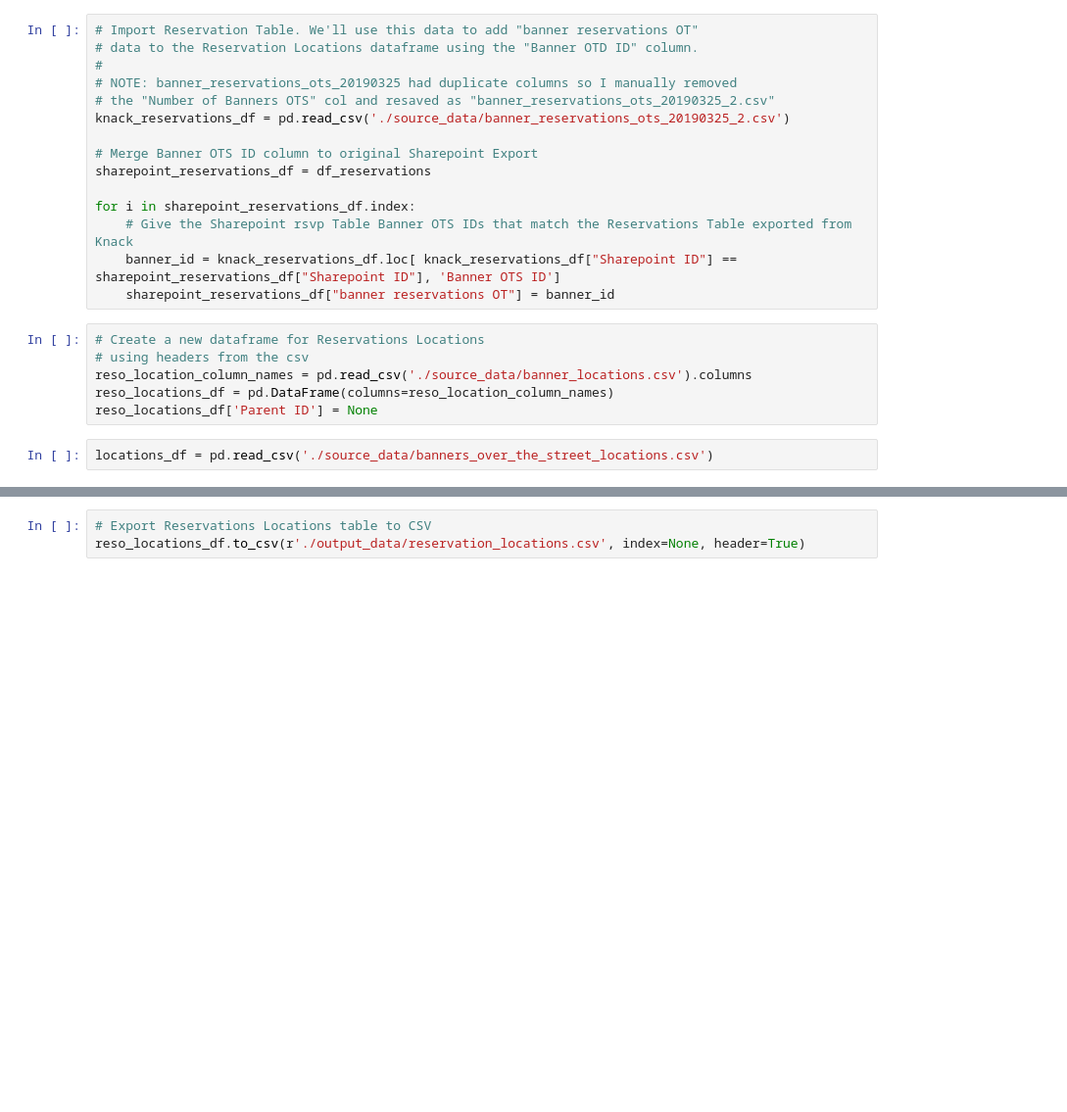
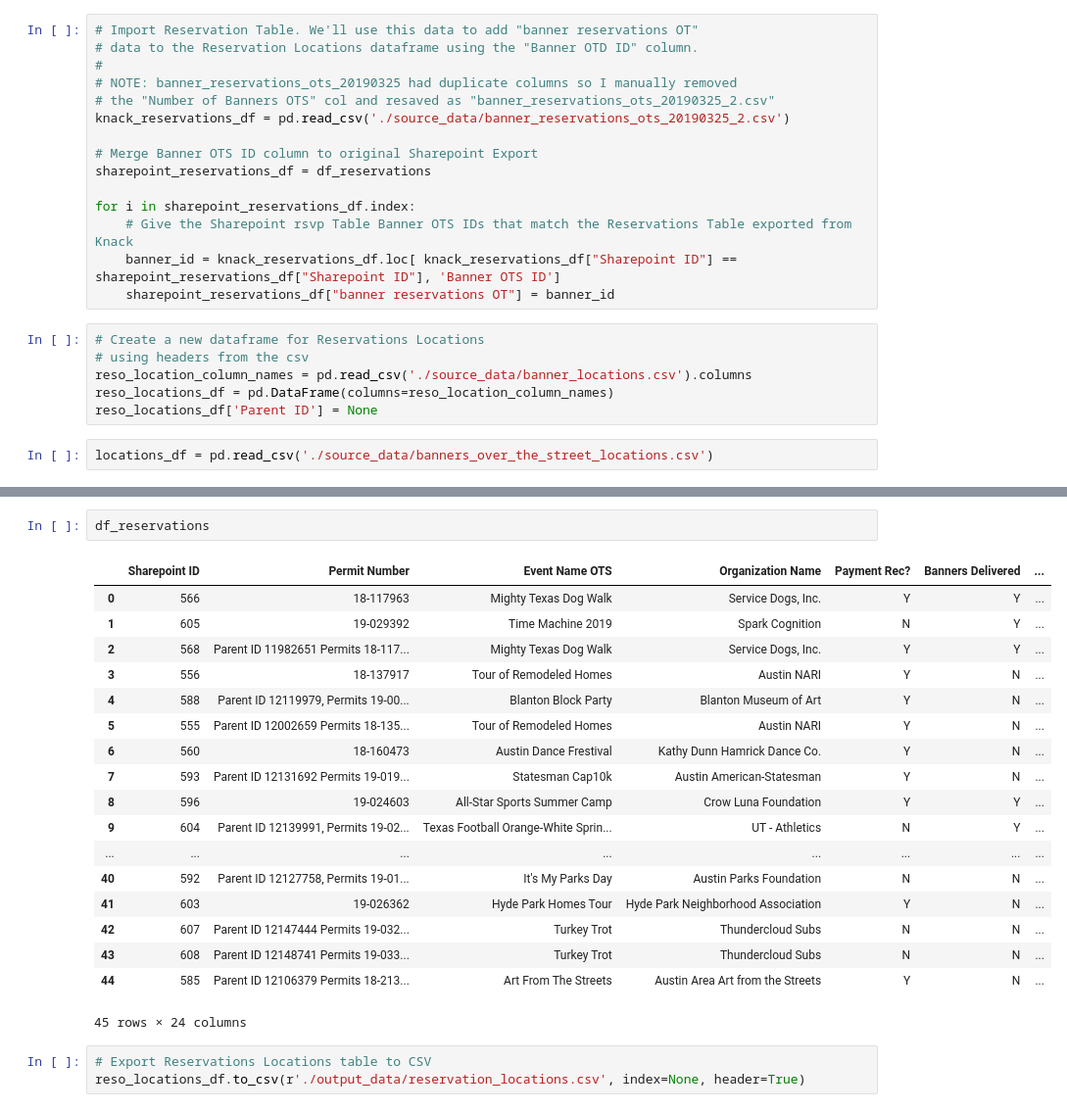
Before and after one commit to cityofaustin/atd-data-tech, a Jupyter notebook: dev/data_cleaning/banner_data_migration/banner_data.ipynb, the cells around one changed output, grey strips where cells are left out. Shown: that part at 98% size. Drawn from its saved outputs; the diff is of its cells as text; blank space fills up the shorter version.

```diff
--- a/dev/data_cleaning/banner_data_migration/banner_data.ipynb
+++ b/dev/data_cleaning/banner_data_migration/banner_data.ipynb
@@ -205,3 +235,24 @@ for i in df_reservations.index:
+# %%
+df_reservations
+# %% [output]
+|  | Sharepoint ID | Permit Number | Event Name OTS | Organization Name | Payment Rec? | Banners Delivered | ... |
+| 0 | 566 | 18-117963 | Mighty Texas Dog Walk | Service Dogs, Inc. | Y | Y | ... |
+| 1 | 605 | 19-029392 | Time Machine 2019 | Spark Cognition | N | Y | ... |
+| 2 | 568 | Parent ID 11982651 Permits 18-117... | Mighty Texas Dog Walk | Service Dogs, Inc. | Y | Y | ... |
+| 3 | 556 | 18-137917 | Tour of Remodeled Homes | Austin NARI | Y | N | ... |
+| 4 | 588 | Parent ID 12119979, Permits 19-00... | Blanton Block Party | Blanton Museum of Art | Y | N | ... |
+| 5 | 555 | Parent ID 12002659 Permits 18-135... | Tour of Remodeled Homes | Austin NARI | Y | N | ... |
+| 6 | 560 | 18-160473 | Austin Dance Frestival | Kathy Dunn Hamrick Dance Co. | Y | N | ... |
+| 7 | 593 | Parent ID 12131692 Permits 19-019... | Statesman Cap10k | Austin American-Statesman | Y | N | ... |
+| 8 | 596 | 19-024603 | All-Star Sports Summer Camp | Crow Luna Foundation | Y | Y | ... |
+| 9 | 604 | Parent ID 12139991, Permits 19-02... | Texas Football Orange-White Sprin... | UT - Athletics | N | Y | ... |
+| ... | ... | ... | ... | ... | ... | ... | ... |
+| 40 | 592 | Parent ID 12127758, Permits 19-01... | It's My Parks Day | Austin Parks Foundation | N | N | ... |
+| 41 | 603 | 19-026362 | Hyde Park Homes Tour | Hyde Park Neighborhood Association | Y | N | ... |
+| 42 | 607 | Parent ID 12147444 Permits 19-032... | Turkey Trot | Thundercloud Subs | N | N | ... |
+| 43 | 608 | Parent ID 12148741 Permits 19-033... | Turkey Trot | Thundercloud Subs | N | N | ... |
+| 44 | 585 | Parent ID 12106379 Permits 18-213... | Art From The Streets | Austin Area Art from the Streets | Y | N | ... |
+45 rows × 24 columns
 # %%
 # Export Reservations Locations table to CSV
 reso_locations_df.to_csv(r'./output_data/reservation_locations.csv', index=None, header=True)
```
Also changed, not shown: parts of 2 cells of this notebook.
